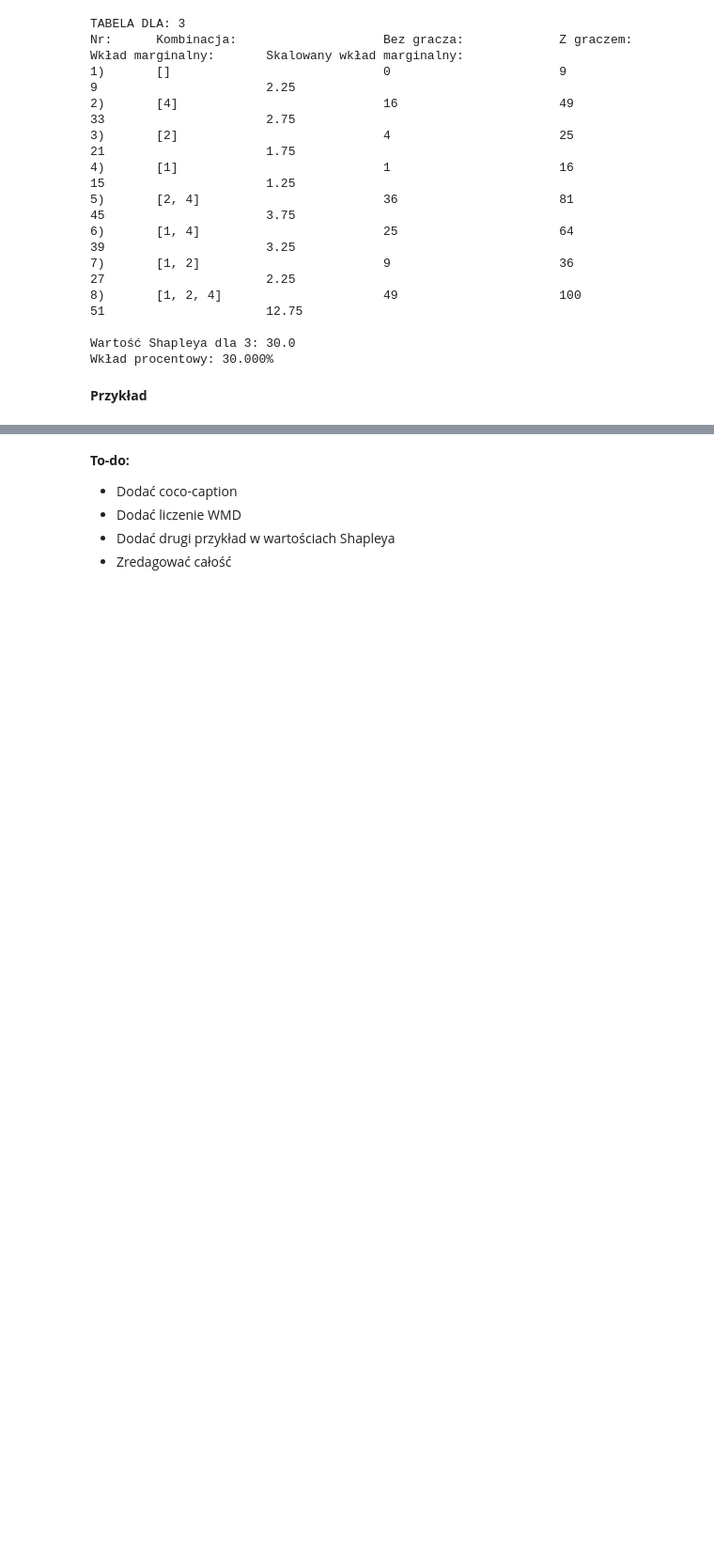
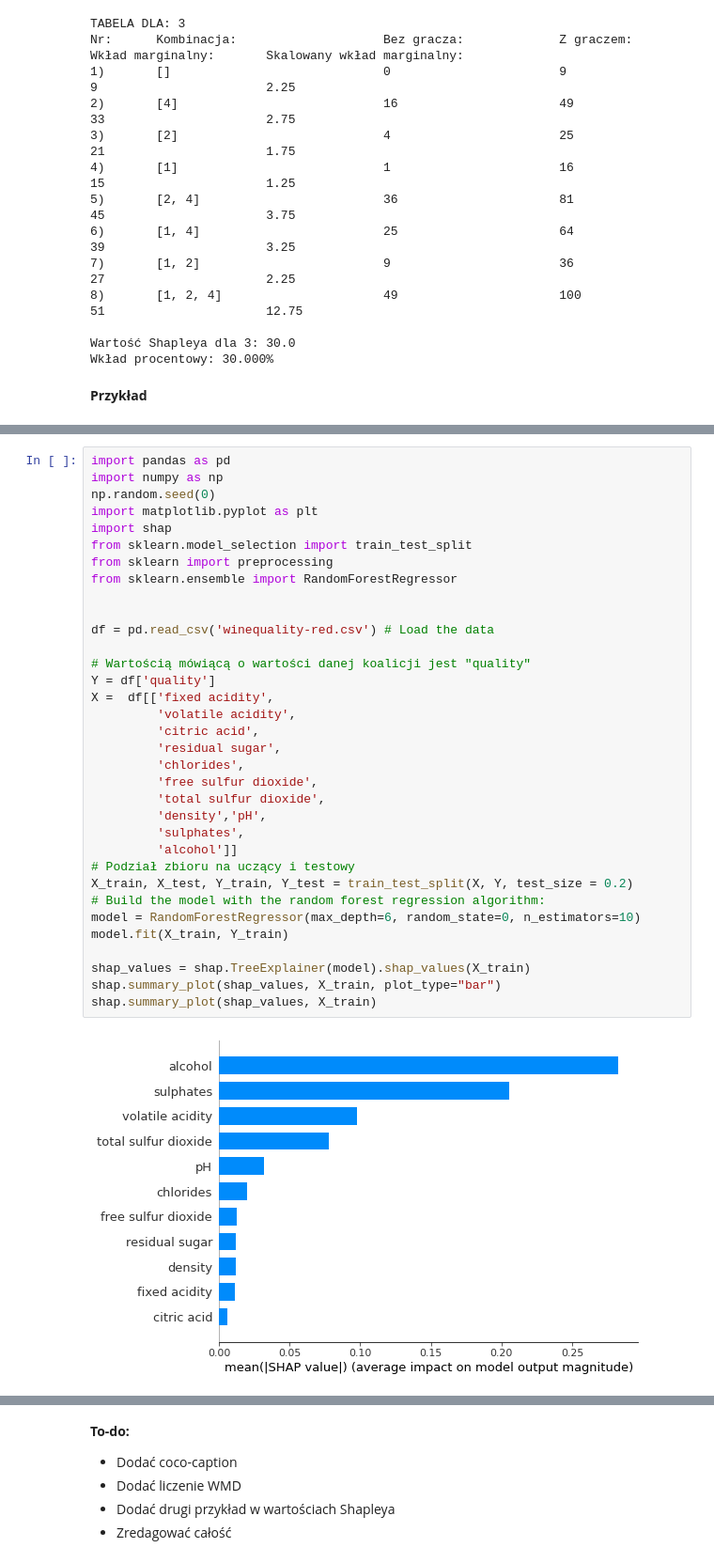
Before and after one commit to DanielSlusarczyk/NLP-Metrics, a Jupyter notebook: Projekt.ipynb, the cells around one changed output, grey strips where cells are left out. Shown at 94% size. Saved outputs shown, nothing was run; the diff lists cells and outputs as text; blank space fills up the shorter version.

Commit message:
Dodanie nowego przykładu dla wartości Shapleya

```diff
--- a/Projekt.ipynb
+++ b/Projekt.ipynb
@@ -696,0 +738,36 @@ Wkład procentowy: 30.000%
+# %%
+import pandas as pd
+import numpy as np
+np.random.seed(0)
+import matplotlib.pyplot as plt
+import shap
+from sklearn.model_selection import train_test_split
+from sklearn import preprocessing
+from sklearn.ensemble import RandomForestRegressor
+
+
+df = pd.read_csv('winequality-red.csv') # Load the data
+
+# Wartością mówiącą o wartości danej koalicji jest "quality"
+Y = df['quality']
+X =  df[['fixed acidity',
+         'volatile acidity',
+         'citric acid',
+         'residual sugar',
+         'chlorides',
+         'free sulfur dioxide',
+         'total sulfur dioxide',
+         'density','pH',
+         'sulphates',
+         'alcohol']]
+# Podział zbioru na uczący i testowy
+X_train, X_test, Y_train, Y_test = train_test_split(X, Y, test_size = 0.2)
+# Build the model with the random forest regression algorithm:
+model = RandomForestRegressor(max_depth=6, random_state=0, n_estimators=10)
+model.fit(X_train, Y_train)
+
+shap_values = shap.TreeExplainer(model).shap_values(X_train)
+shap.summary_plot(shap_values, X_train, plot_type="bar")
+shap.summary_plot(shap_values, X_train)
+# %% [output]
+[figure, added]
```
Also changed, not shown: parts of 10 cells of this notebook, 1 other file.
